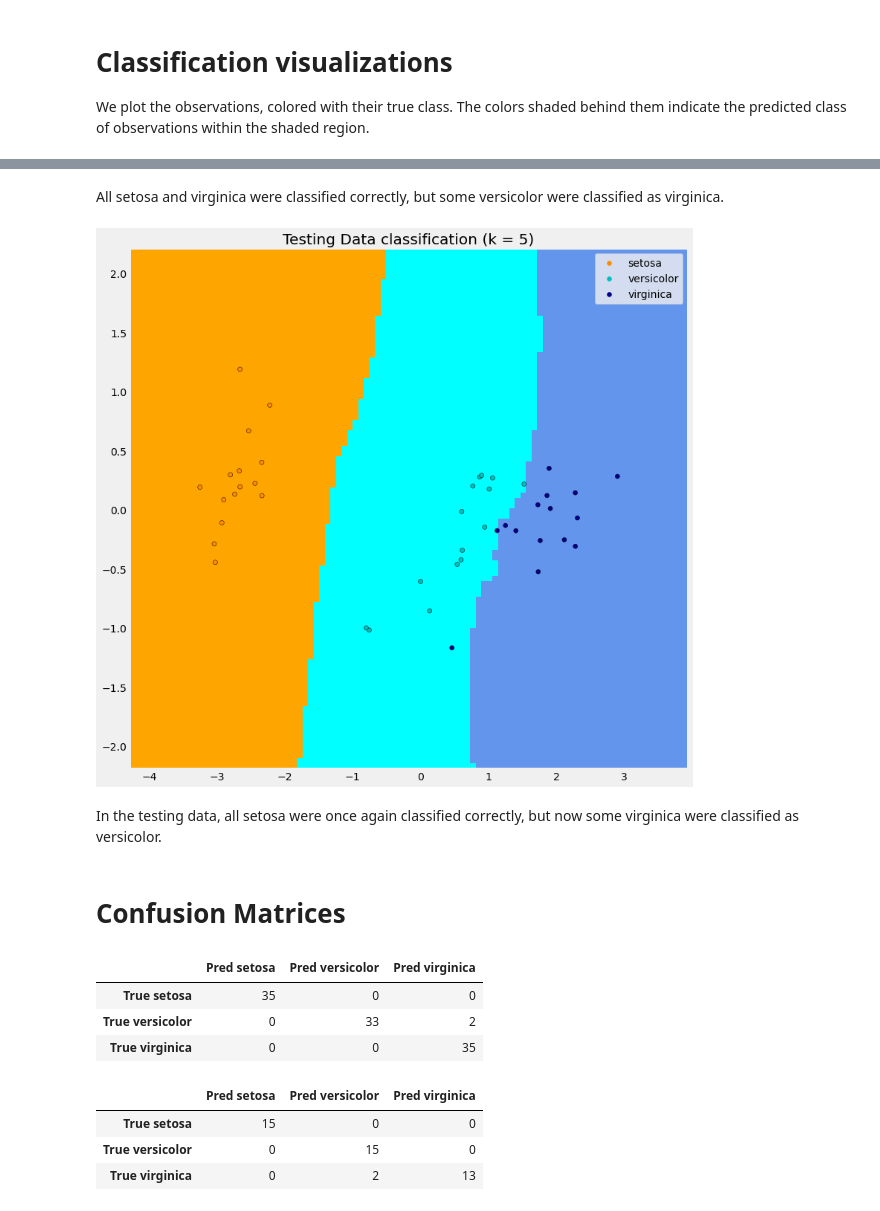
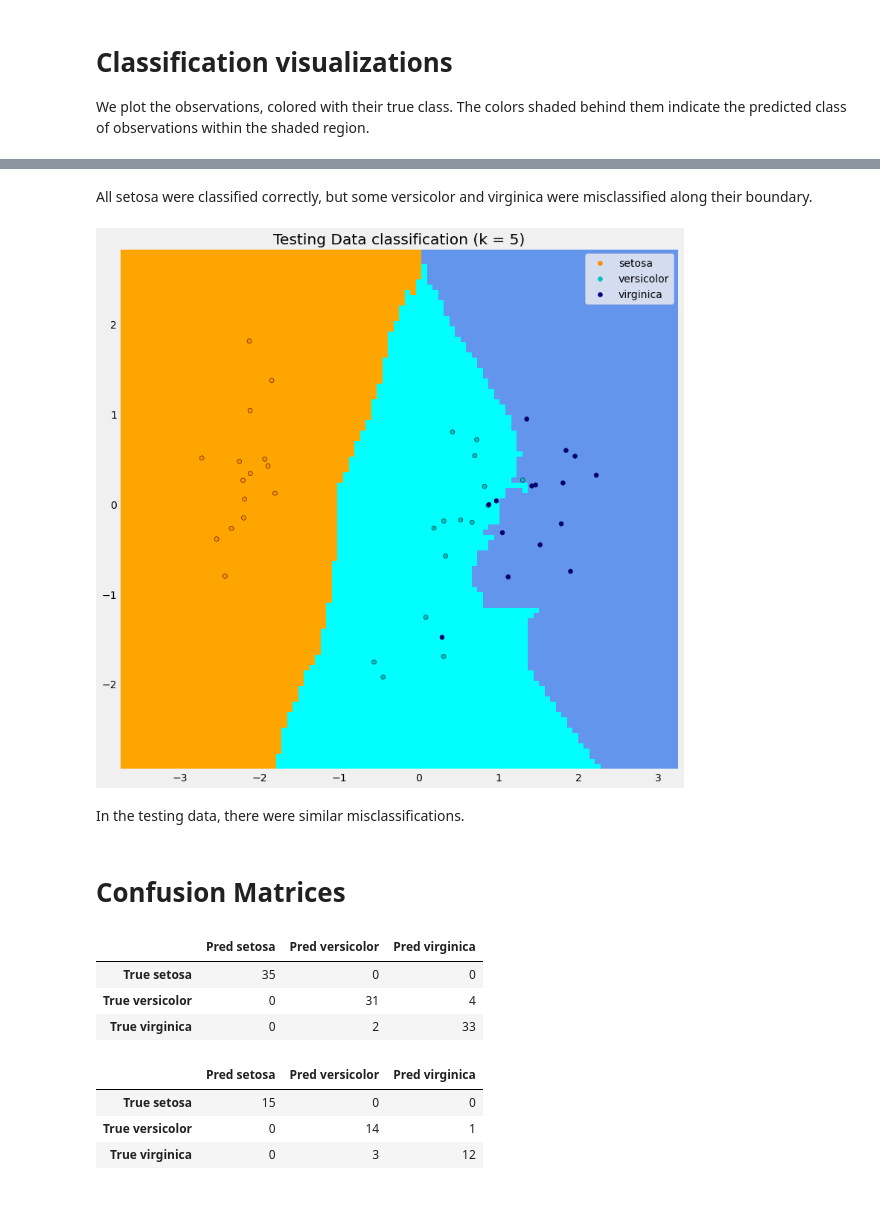
Before and after one commit to LukeMoraglia/ML_algorithms, a Jupyter notebook: KNN.ipynb, the cells around one changed output, grey strips where cells are left out. Saved outputs shown, nothing was run; the diff lists cells and outputs as text; code cells hidden in the pictures.

```diff
--- a/KNN.ipynb
+++ b/KNN.ipynb
@@ -109,6 +115,7 @@ We'll use the PCA training factor scores as our two predictors of species. The `
 # %%
 # default for n_neighbors is 5
 n_neighbors = 5
-knn = KNeighborsClassifier(n_neighbors=n_neighbors)
-knn.fit(fscores, y_train)
+knn_steps = [('scaler', StandardScaler()), ('pca', PCA(n_components=2)), ('knn', KNeighborsClassifier(n_neighbors=n_neighbors))]
+knn = Pipeline(knn_steps)
+knn.fit(X_train, y_train)
 # %% [output]
@@ -165,36 +173,36 @@ plt.show()
 # %% [markdown]
-All setosa and virginica were classified correctly, but some versicolor were classified as virginica.
+All setosa were classified correctly, but some versicolor and virginica were misclassified along their boundary.
 # %%
 fig, ax = plt.subplots(figsize=(12, 12))
 DecisionBoundaryDisplay.from_estimator(
-    knn,
-    fscores_test,
+    knn[2],
+    knn[:2].transform(X_test),
     cmap=cmap_light,
     ax=ax,
     response_method="predict",
     plot_method="pcolormesh",
     #xlabel=iris.feature_names[0],
     #ylabel=iris.feature_names[1],
     shading="auto",
 )
 
-# Plot also the test points
+# Plot also the training points
 sns.scatterplot(
-    x=fscores_test[:,0],
-    y=fscores_test[:,1],
+    x=knn[:2].transform(X_test)[:,0],
+    y=knn[:2].transform(X_test)[:,1],
     hue=iris.target_names[y_test],
     palette=cmap_bold,
     alpha=1.0,
     edgecolor="black",
 )
 plt.title(
     "Testing Data classification (k = %i)" % (n_neighbors)
 )
 plt.show()
 # %% [output]
-[figure, old version]
+[figure, new version]
 # %% [markdown]
-In the testing data, all setosa were once again classified correctly, but now some virginica were classified as versicolor.
+In the testing data, there were similar misclassifications.
 # %% [markdown]
 # Confusion Matrices
 # %%
@@ -203,21 +211,21 @@ pred_labels = ["Pred " + species for species in iris.target_names]
 #dict(enumerate("True " + str(iris.target_names)))
 # %%
 cm = cust_func.nice_conf_mat(y_train,
-                             knn.predict(fscores),
+                             knn.predict(X_train),
                              row_dict = dict(enumerate(true_labels)),
                              column_dict = dict(enumerate(pred_labels)))
 # %% [output]
 |  | Pred setosa | Pred versicolor | Pred virginica |
 | True setosa | 35 | 0 | 0 |
-| True versicolor | 0 | 33 | 2 |
-| True virginica | 0 | 0 | 35 |
+| True versicolor | 0 | 31 | 4 |
+| True virginica | 0 | 2 | 33 |
 # %%
 cm = cust_func.nice_conf_mat(y_test,
-                             knn.predict(fscores_test),
+                             knn.predict(X_test),
                              row_dict = dict(enumerate(true_labels)),
                              column_dict = dict(enumerate(pred_labels)))
 # %% [output]
 |  | Pred setosa | Pred versicolor | Pred virginica |
 | True setosa | 15 | 0 | 0 |
-| True versicolor | 0 | 15 | 0 |
-| True virginica | 0 | 2 | 13 |
+| True versicolor | 0 | 14 | 1 |
+| True virginica | 0 | 3 | 12 |
```
Also changed, not shown: parts of 9 cells of this notebook.
